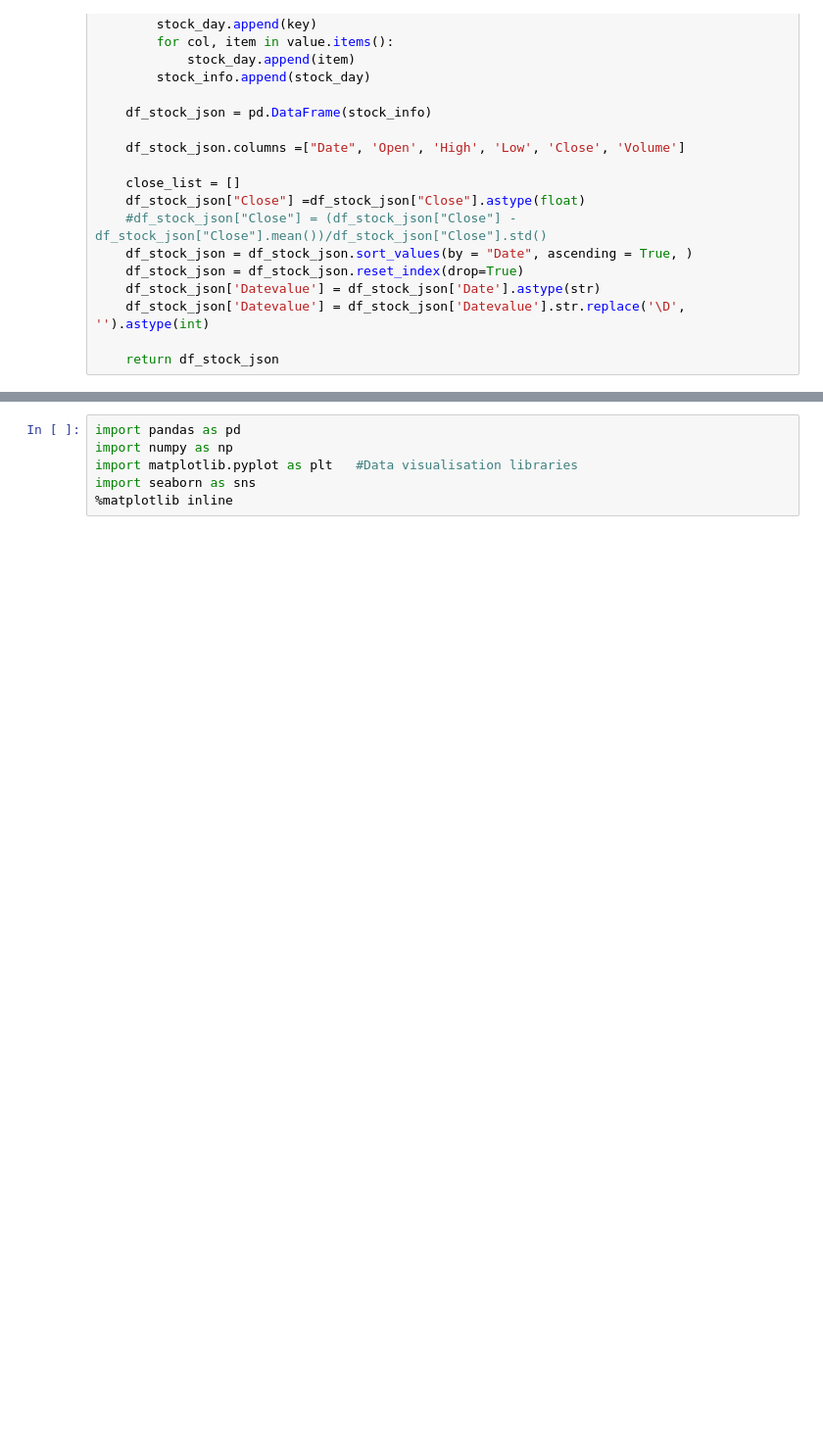
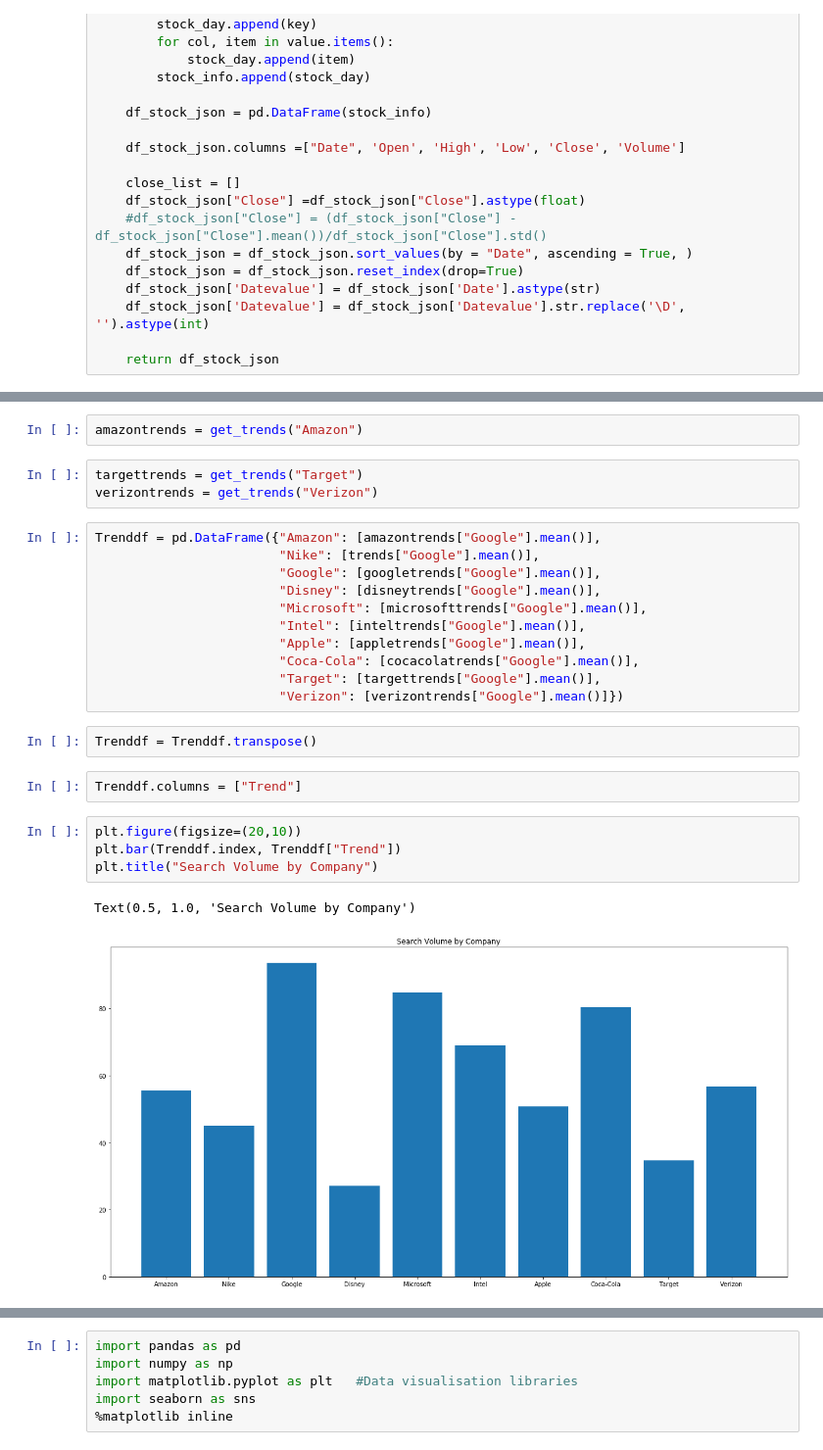
Before and after one commit to zpwenz/Project-1---Fortune-500-twitter-use, a Jupyter notebook: RegressionTwitterCompanies.ipynb, the cells around one changed output, grey strips where cells are left out. Shown at 98% size. Saved outputs shown, nothing was run; the diff lists cells and outputs as text; blank space fills up the shorter version.

```diff
--- a/RegressionTwitterCompanies.ipynb
+++ b/RegressionTwitterCompanies.ipynb
@@ -248,0 +320,27 @@ total
+# %%
+amazontrends = get_trends("Amazon")
+# %%
+targettrends = get_trends("Target")
+verizontrends = get_trends("Verizon")
+# %%
+Trenddf = pd.DataFrame({"Amazon": [amazontrends["Google"].mean()],
+                        "Nike": [trends["Google"].mean()],
+                        "Google": [googletrends["Google"].mean()],
+                        "Disney": [disneytrends["Google"].mean()],
+                        "Microsoft": [microsofttrends["Google"].mean()],
+                        "Intel": [inteltrends["Google"].mean()],
+                        "Apple": [appletrends["Google"].mean()],
+                        "Coca-Cola": [cocacolatrends["Google"].mean()],
+                        "Target": [targettrends["Google"].mean()],
+                        "Verizon": [verizontrends["Google"].mean()]})
+# %%
+Trenddf = Trenddf.transpose()
+# %%
+Trenddf.columns = ["Trend"]
+# %%
+plt.figure(figsize=(20,10))
+plt.bar(Trenddf.index, Trenddf["Trend"])
+plt.title("Search Volume by Company")
+# %% [output]
+Text(0.5, 1.0, 'Search Volume by Company')
+[figure, added]
```
Also changed, not shown: parts of 91 cells of this notebook.
